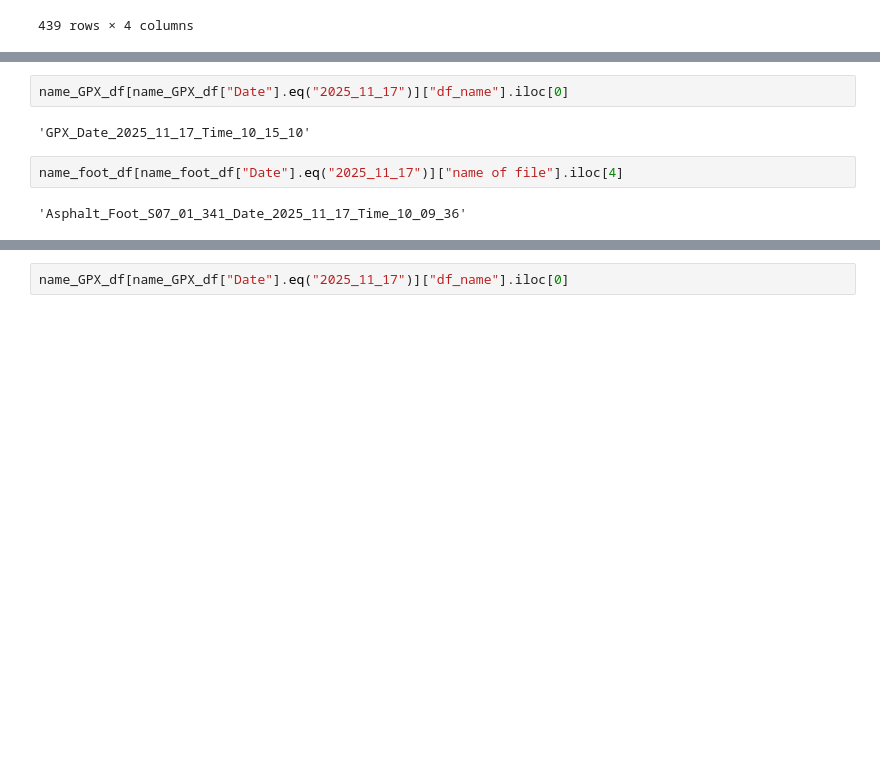
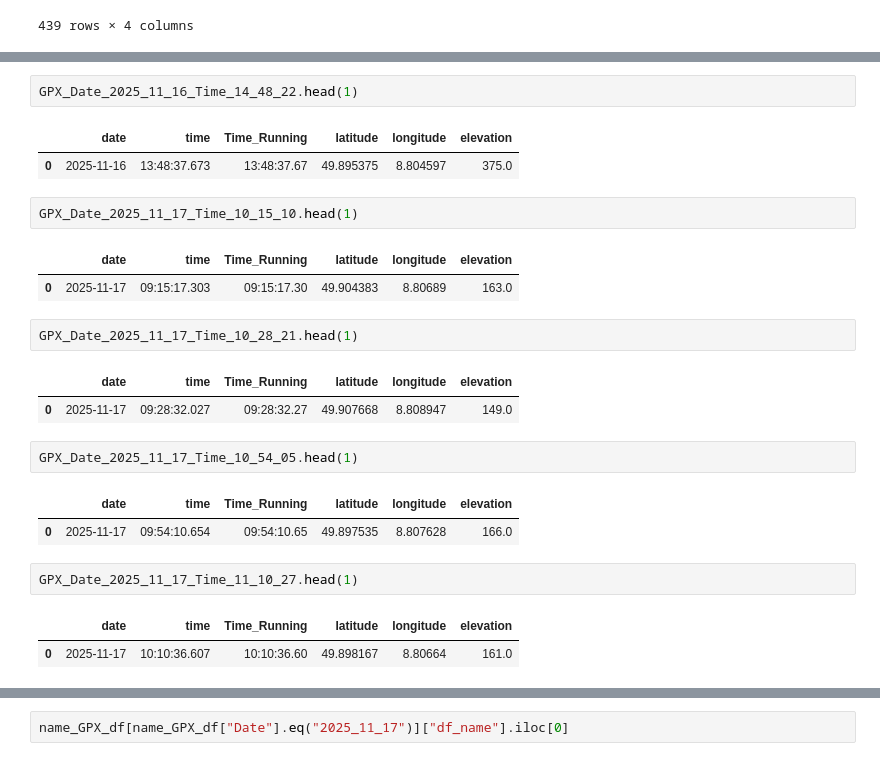
Before and after one commit to Mohsenmohebbi1993/Biomechanik, a Jupyter notebook: notebooks/2. Data and Clear Data.ipynb, the cells around one changed output, grey strips where cells are left out. Drawn from its saved outputs; the diff is of its cells as text; blank space fills up the shorter version.

```diff
--- a/notebooks/2. Data and Clear Data.ipynb
+++ b/notebooks/2. Data and Clear Data.ipynb
@@ -716,11 +498,28 @@ name_GPX_df
-# %%
-name_GPX_df[name_GPX_df["Date"].eq("2025_11_17")]["df_name"].iloc[0]
-# %% [output]
-'GPX_Date_2025_11_17_Time_10_15_10'
-# %%
-name_foot_df[name_foot_df["Date"].eq("2025_11_17")]["name of file"].iloc[4]
-# %% [output]
-'Asphalt_Foot_S07_01_341_Date_2025_11_17_Time_10_09_36'
+# %%
+GPX_Date_2025_11_16_Time_14_48_22.head(1)
+# %% [output]
+|  | date | time | Time_Running | latitude | longitude | elevation |
+| 0 | 2025-11-16 | 13:48:37.673 | 13:48:37.67 | 49.895375 | 8.804597 | 375.0 |
+# %%
+GPX_Date_2025_11_17_Time_10_15_10.head(1)
+# %% [output]
+|  | date | time | Time_Running | latitude | longitude | elevation |
+| 0 | 2025-11-17 | 09:15:17.303 | 09:15:17.30 | 49.904383 | 8.80689 | 163.0 |
+# %%
+GPX_Date_2025_11_17_Time_10_28_21.head(1)
+# %% [output]
+|  | date | time | Time_Running | latitude | longitude | elevation |
+| 0 | 2025-11-17 | 09:28:32.027 | 09:28:32.27 | 49.907668 | 8.808947 | 149.0 |
+# %%
+GPX_Date_2025_11_17_Time_10_54_05.head(1)
+# %% [output]
+|  | date | time | Time_Running | latitude | longitude | elevation |
+| 0 | 2025-11-17 | 09:54:10.654 | 09:54:10.65 | 49.897535 | 8.807628 | 166.0 |
+# %%
+GPX_Date_2025_11_17_Time_11_10_27.head(1)
+# %% [output]
+|  | date | time | Time_Running | latitude | longitude | elevation |
+| 0 | 2025-11-17 | 10:10:36.607 | 10:10:36.60 | 49.898167 | 8.80664 | 161.0 |
 # %%
 # First Data
 # Asphalt_Foot_S07_01_341_Date_2025_11_17_Time_10_09_36
```
Also changed, not shown: parts of 13 cells of this notebook.
